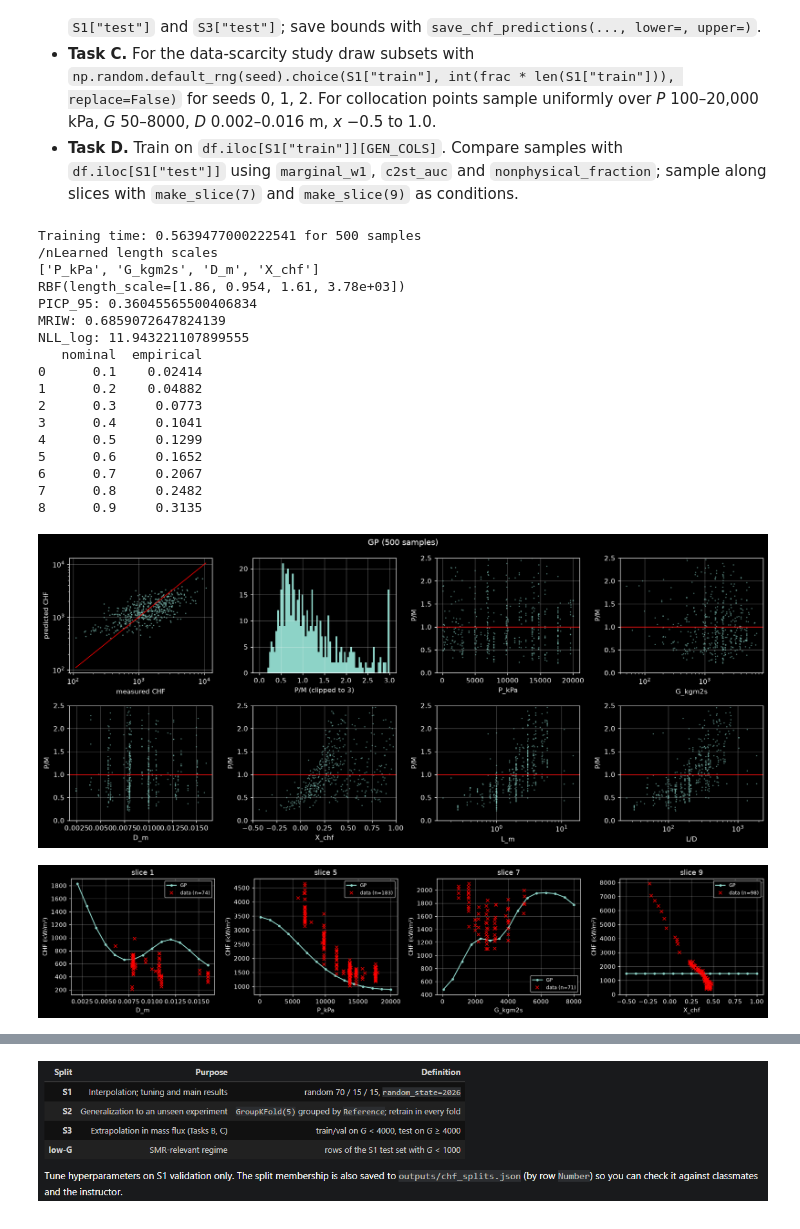
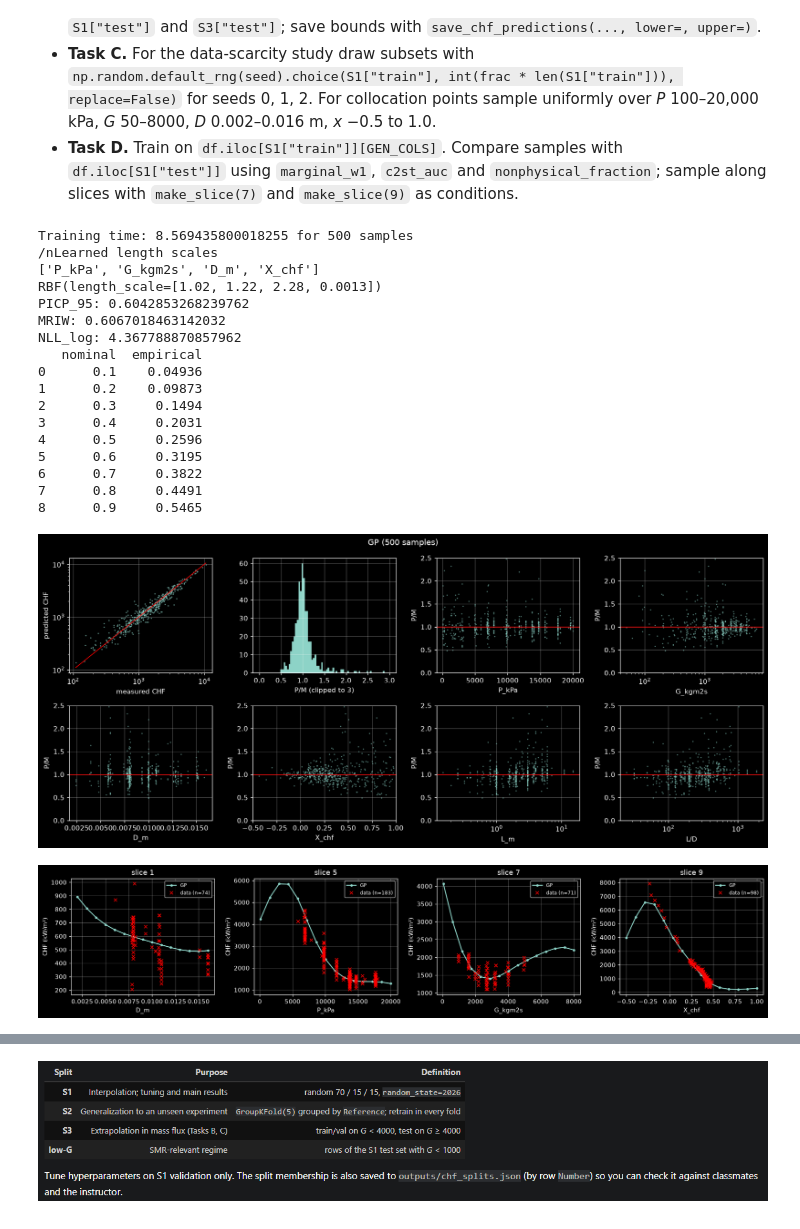
Before and after one commit to JosephAmador56/MECH4V95_Homework, a Jupyter notebook: homework_notebook.ipynb, the cells around one changed output, grey strips where cells are left out. Saved outputs shown, nothing was run; the diff lists cells and outputs as text; code cells hidden in the pictures.

```diff
--- a/homework_notebook.ipynb
+++ b/homework_notebook.ipynb
@@ -680,8 +680,8 @@ variance = np.sum((Y_train - Y_train.mean())**2)/ (Y_train.size - 1)
 # Create GP Regressor
 gp = GaussianProcessRegressor(
     kernel=kernel,
-    alpha=variance,
-    n_restarts_optimizer=0, # NEED TO DETERMINE IF THE NUMBER OF RESTARTS IS LIMITING THE LEARNING
+    alpha=0.1*variance, # NEED TO TUNE THIS
+    n_restarts_optimizer=20, # NEED TO TUNE THIS
     normalize_y=True, # normalize_y to match the prior (zero-mean, unit-variance)
     #random_state=SEED # Uses seed for random number generation to initialize centers (NOT SURE IF SHE WANTS US TO DO THIS)
 )
@@ -689,49 +689,49 @@ gp = GaussianProcessRegressor(
 # Train GP and measure elapsed time
 start_time = time.perf_counter()
 gp.fit(X_train_scaled, Y_train)
 end_time = time.perf_counter()
 print(f"Training time: {end_time - start_time} for {subset} samples")
 print("/nLearned length scales")
 print(LOCAL)
 print(gp.kernel_) #COULD ADD THESE IN THE EXTRA COLUMN IN THE RESULTS TABLE
 
 # GP prediction
 mean_prediction, std_prediction = np.exp(gp.predict(X_train_scaled, return_std=True))
 
 # B1 Outputs
 S1_Test_mean_prediction, S1_Test_std_prediction = gp.predict(scaler.transform(X_test), return_std=True)
 metrics = uq_metrics_gaussian(np.exp(Y_test), S1_Test_mean_prediction, S1_Test_std_prediction)
 for name, value in metrics.items():
     print(f"{name}: {value}")
 print(calibration_curve_gaussian(np.exp(Y_test), S1_Test_mean_prediction, S1_Test_std_prediction))
 #save_chf_predictions()
 
 # Tuning Outputs
 diagnostic_plots(idx, mean_prediction, f"GP ({subset} samples)")
 for name, j in [("S1 val", S1["val"]), ("S1 test", S1["test"]), ("low-G test", LOWG_TEST)]:
     record(f"GP ({subset} samples)", name, df[TARGET].to_numpy()[j], np.exp(gp.predict(scaler.transform(get_xy(j)[0]))), **{"Training Time": end_time - start_time}) # TRY AND ADD TO THE START SO ITS IN ONE COLUMN??
 plot_slices({"GP": lambda d: np.exp(gp.predict(scaler.transform(d[LOCAL].to_numpy(dtype=float))))})
 display(results_table())
 # %% [output]
-Training time: 0.5639477000222541 for 500 samples
+Training time: 8.569435800018255 for 500 samples
 /nLearned length scales
 ['P_kPa', 'G_kgm2s', 'D_m', 'X_chf']
-RBF(length_scale=[1.86, 0.954, 1.61, 3.78e+03])
-PICP_95: 0.36045565500406834
-MRIW: 0.6859072647824139
-NLL_log: 11.943221107899555
+RBF(length_scale=[1.02, 1.22, 2.28, 0.0013])
+PICP_95: 0.6042853268239762
+MRIW: 0.6067018463142032
+NLL_log: 4.367788870857962
    nominal  empirical
-0      0.1    0.02414
-1      0.2    0.04882
-2      0.3     0.0773
-3      0.4     0.1041
-4      0.5     0.1299
-5      0.6     0.1652
-6      0.7     0.2067
-7      0.8     0.2482
-8      0.9     0.3135
+0      0.1    0.04936
+1      0.2    0.09873
+2      0.3     0.1494
+3      0.4     0.2031
+4      0.5     0.2596
+5      0.6     0.3195
+6      0.7     0.3822
+7      0.8     0.4491
+8      0.9     0.5465
-[figure, old version]
+[figure, new version]
-[figure, old version]
+[figure, new version]
 |  |  | n | mean_PM | std_PM | RMSPE_% | MAPE_% | EQ2 | Training Time |
 | model | split |  |  |  |  |  |  |  |
 | OLS ln CHF (LOCAL) | S1 val | 3687 | 1.293 | 1.18 | 121.5 | 65.67 | 0.7683 | NaN |
```
Also changed, not shown: parts of 1 cell of this notebook.
